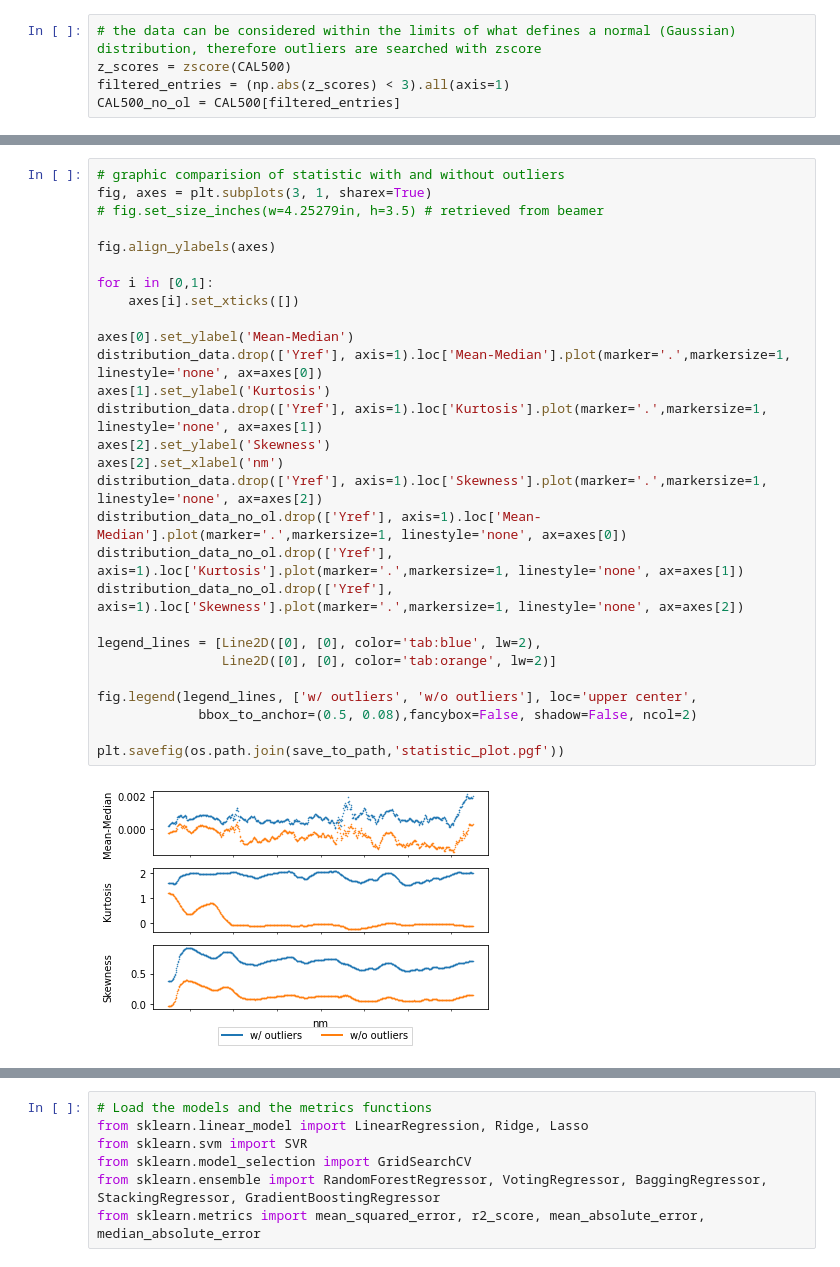
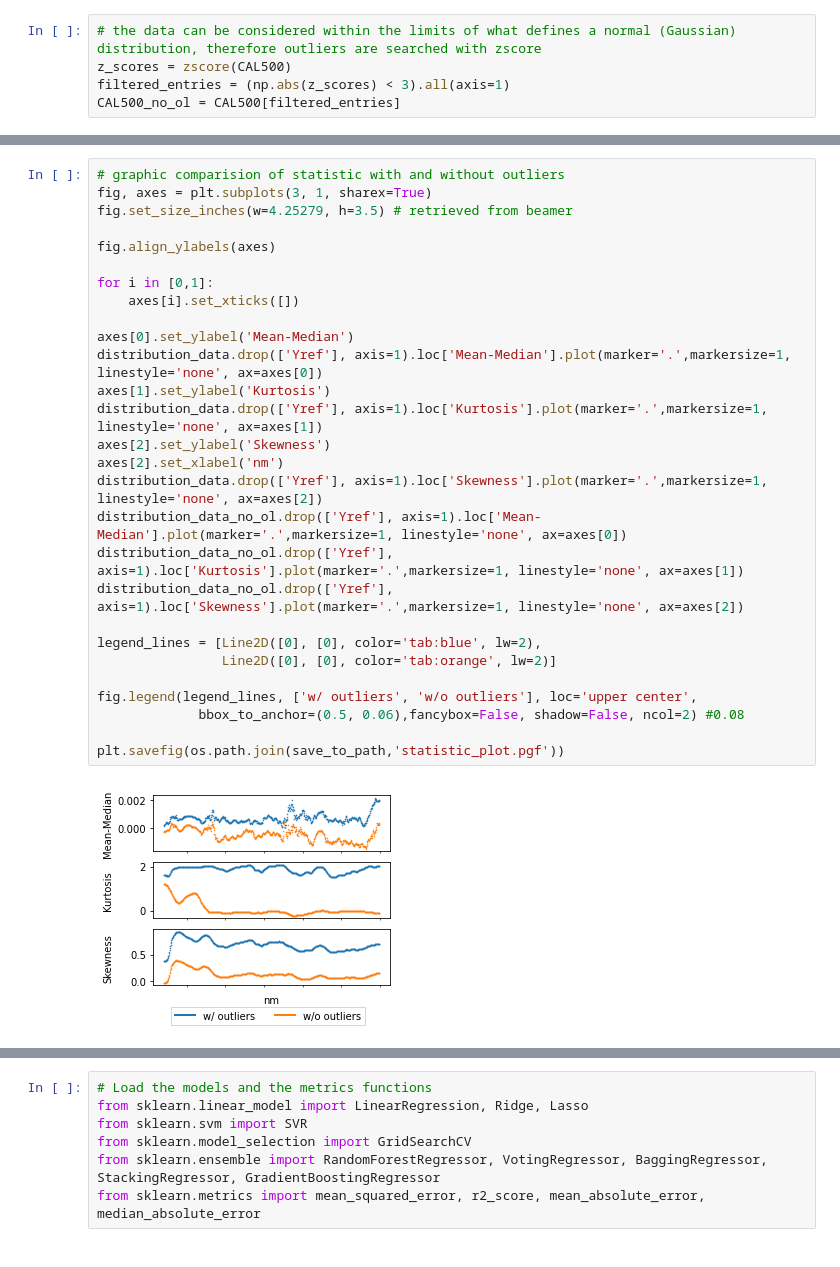
Before and after one commit to priolastro/data-challenge, a Jupyter notebook: main.ipynb, the cells around one changed output, grey strips where cells are left out. Drawn from its saved outputs; the diff is of its cells as text.

```diff
--- a/main.ipynb
+++ b/main.ipynb
@@ -92,31 +108,31 @@ distribution_data_no_ol.to_latex(os.path.join(save_to_path,'distribution_tab_4_r
 # %%
 # graphic comparision of statistic with and without outliers
 fig, axes = plt.subplots(3, 1, sharex=True)
-# fig.set_size_inches(w=4.25279in, h=3.5) # retrieved from beamer
+fig.set_size_inches(w=4.25279, h=3.5) # retrieved from beamer
 
 fig.align_ylabels(axes)
 
 for i in [0,1]:
     axes[i].set_xticks([])
 
 axes[0].set_ylabel('Mean-Median')
 distribution_data.drop(['Yref'], axis=1).loc['Mean-Median'].plot(marker='.',markersize=1, linestyle='none', ax=axes[0])
 axes[1].set_ylabel('Kurtosis')
 distribution_data.drop(['Yref'], axis=1).loc['Kurtosis'].plot(marker='.',markersize=1, linestyle='none', ax=axes[1])
 axes[2].set_ylabel('Skewness')
 axes[2].set_xlabel('nm')
 distribution_data.drop(['Yref'], axis=1).loc['Skewness'].plot(marker='.',markersize=1, linestyle='none', ax=axes[2])
 distribution_data_no_ol.drop(['Yref'], axis=1).loc['Mean-Median'].plot(marker='.',markersize=1, linestyle='none', ax=axes[0])
 distribution_data_no_ol.drop(['Yref'], axis=1).loc['Kurtosis'].plot(marker='.',markersize=1, linestyle='none', ax=axes[1])
 distribution_data_no_ol.drop(['Yref'], axis=1).loc['Skewness'].plot(marker='.',markersize=1, linestyle='none', ax=axes[2])
 
 legend_lines = [Line2D([0], [0], color='tab:blue', lw=2),
                 Line2D([0], [0], color='tab:orange', lw=2)]
 
 fig.legend(legend_lines, ['w/ outliers', 'w/o outliers'], loc='upper center',
-             bbox_to_anchor=(0.5, 0.08),fancybox=False, shadow=False, ncol=2)
+             bbox_to_anchor=(0.5, 0.06),fancybox=False, shadow=False, ncol=2) #0.08
 
 plt.savefig(os.path.join(save_to_path,'statistic_plot.pgf'))
 # %% [output]
-[figure, old version]
+[figure, new version]
 # %%
```
Also changed, not shown: parts of 14 cells of this notebook, 1 other file.
